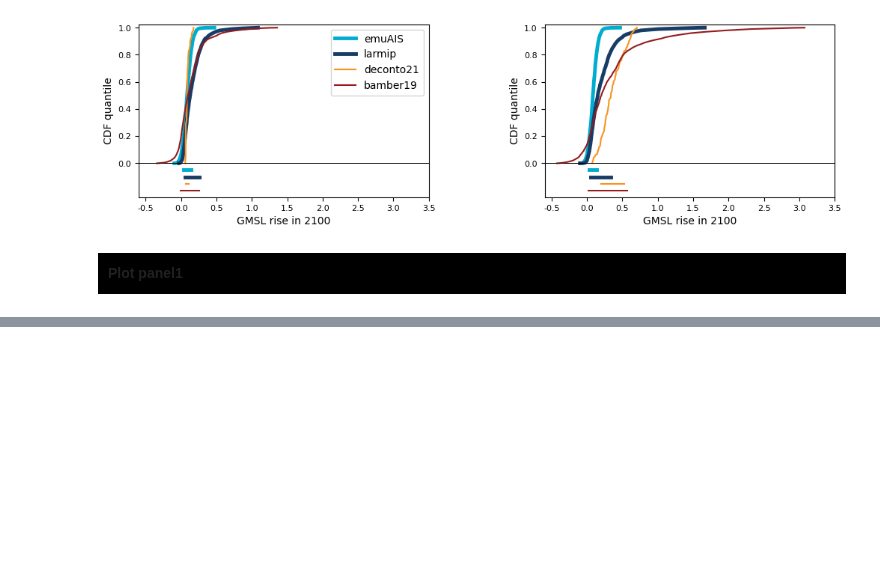
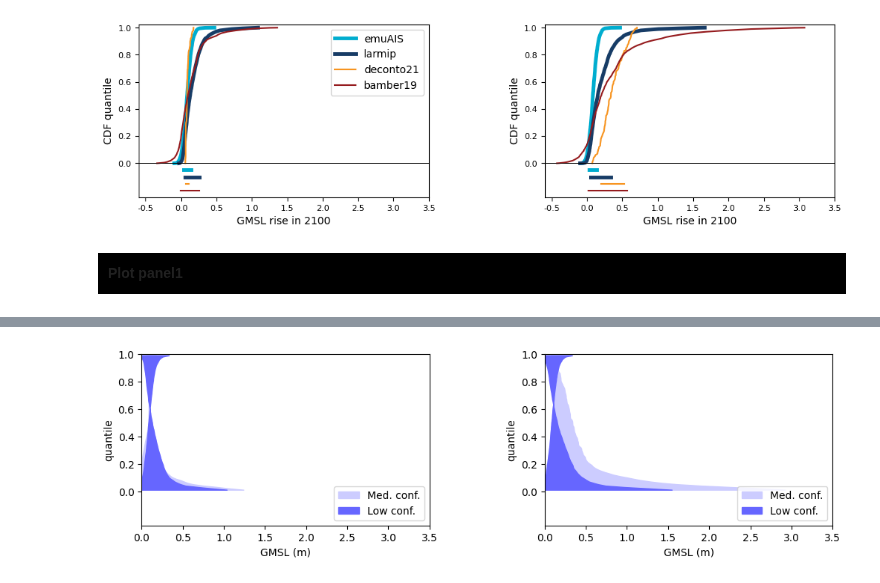
Before and after one commit to pkjr002/facts, a Jupyter notebook: JupNbk/000_pk-JupNb_TESTspace/2023-01_NZ_INSAR/001_Pbox/DEVEL_003_PLOTv1.ipynb, the cells around one changed output, grey strips where cells are left out. Saved outputs shown, nothing was run; the diff lists cells and outputs as text; code cells hidden in the pictures; blank space fills up the shorter version.

```diff
--- a/JupNbk/000_pk-JupNb_TESTspace/2023-01_NZ_INSAR/001_Pbox/DEVEL_003_PLOTv1.ipynb
+++ b/JupNbk/000_pk-JupNb_TESTspace/2023-01_NZ_INSAR/001_Pbox/DEVEL_003_PLOTv1.ipynb
@@ -108,59 +141,67 @@ plt.show()
+# %%
+pbox1l = np.min(Qvals[:2,:], axis=1)
 # %%
 fig, axes = plt.subplots(1, 2, figsize=(12, 3));
 plt.subplots_adjust(wspace=0.4, hspace=0.2)
 #
 ssp=['ssp126','ssp585']
 for ss0,ss1 in enumerate(ssp):
     #
     ax= axes[ss0]
     #
     path='/scratch/pk695/FACTS/002_fork/facts/JupNbk/000_pk-JupNb_TESTspace/2023-01_NZ_INSAR/001_Pbox/002_quant_workflows/'
     files=[path+f'wf_1e/{ss1}/coupling.{ss1}.emuAIS.emulandice.AIS_globalsl.nc',
            path+f'wf_2e/{ss1}/coupling.{ss1}.larmip.larmip.AIS_globalsl.nc',
            path+f'wf_3e/{ss1}/coupling.{ss1}.deconto21.deconto21.AIS_AIS_globalsl.nc',
            path+f'wf_4/{ss1}/coupling.{ss1}.bamber19.bamber19.icesheets_AIS_globalsl.nc']
     # files = glob.glob(sspDIR[0] + '/*.nc')
-    sls = np.empty((0, 0));
-    label=[]
+    sls     = np.empty((0, 0))
+    Qvals   = np.empty((0, 0))
+    label   = []
     #
     for fi0,fi1 in enumerate(files):
         #
         lab=fi1.split('/')[-1].split('.')[2]
         # ................................................................
         # Exract Data.
         dataset = xr.open_dataset(fi1)
         time    = dataset['years'].values
         subt    = np.where(time == 2100)[0][0]
         quant   = dataset['quantiles'].values
         subq    = np.where(np.isin(quant, [0.17,0.83]))[0]
+        qlevs = np.arange(0.01, 1, 0.01)
         #
-        # qlevs = np.arange(0.01, 1, 0.01)
-        # qvals = np.percentile(sls.T, qlevs * 100)
-        # subq = np.where(np.isin(qlevs, [0.17, 0.83]))[0]
+        sl      = dataset['sea_level_change'].values[:,subt,loc].T
+        qvals   = np.percentile(sl, qlevs * 100)
+        if sls.size == 0:
+            sls = sl
+            label=lab
+            Qvals=qvals
+        else:
+            sls=np.vstack([sls,sl])
+            label=np.vstack([label,lab])
+            Qvals=np.vstack([Qvals,qvals])
+    #
+    pbox1l = np.min(Qvals[:2, :], axis=0)
+    pbox1h = np.max(Qvals[:2, :], axis=0)
+    pbox2l = np.min(Qvals, axis=0)
+    pbox2h = np.max(Qvals, axis=0)
+
+    ax.fill_betweenx(qlevs, pbox2l / 1000, pbox2h[::-1] / 1000, color=[0.8, 0.8, 1])
+    ax.fill_betweenx(qlevs, pbox1l / 1000, pbox1h[::-1] / 1000, color=[0.4, 0.4, 1])
 
 
 
+    # ax.plot([pbox2l[subq[0]] / 1000, pbox2h[subq[1]] / 1000], [-0.1, -0.1], color=[0.8, 0.8, 1], linewidth=6)
+    # ax.plot([pbox1l[subq[0]] / 1000, pbox1h[subq[1]] / 1000], [-0.1, -0.1], color=[0.4, 0.4, 1], linewidth=6)
 
-
-        sl      = dataset['sea_level_change'].values[:,subt,loc].T
-        if sls.size == 0:
-            sls = sl
-            label=lab
-        else:
-            sls=np.vstack([sls,sl])
-            label=np.vstack([label,lab])
-    # ................................................................
-    lws = [2, 2, 1, 1] * 2
-    # ................................................................
-    color_list = list(colors.values())[:5];
-    fnt=8
-    for sss in range(4):
-        xx=sls[sss,:]/1000
-        xx1=sls[sss,subq]/1000
-        yy=quant
-        yy1 = [-0.05 * sss-0.05] * 2
-        current_color = color_list[sss]
-        if sss < 2: linewidth = 3.5
-        else: linewidth = 1.5
-        ax.plot(xx, yy, color=current_color, linewidth=linewidth,label=label[sss, 0])
-        ax.plot(xx1,yy1,color=current_color, linewidth=linewidth)
+    # ax.plot([0, 4], [0, 0], color='black', linestyle='-')
+    ax.set_xlim([0, 3.5])
+    ax.set_ylim([-0.25, 1])
+    ax.set_yticks(np.arange(0, 1.1, 0.2))
+    ax.set_xlabel('GMSL (m)')
+    ax.set_ylabel('quantile')
+    plt.box(on=True)
+plt.show()
+# %% [output]
+[figure, added]
```
Also changed, not shown: parts of 4 cells of this notebook.
